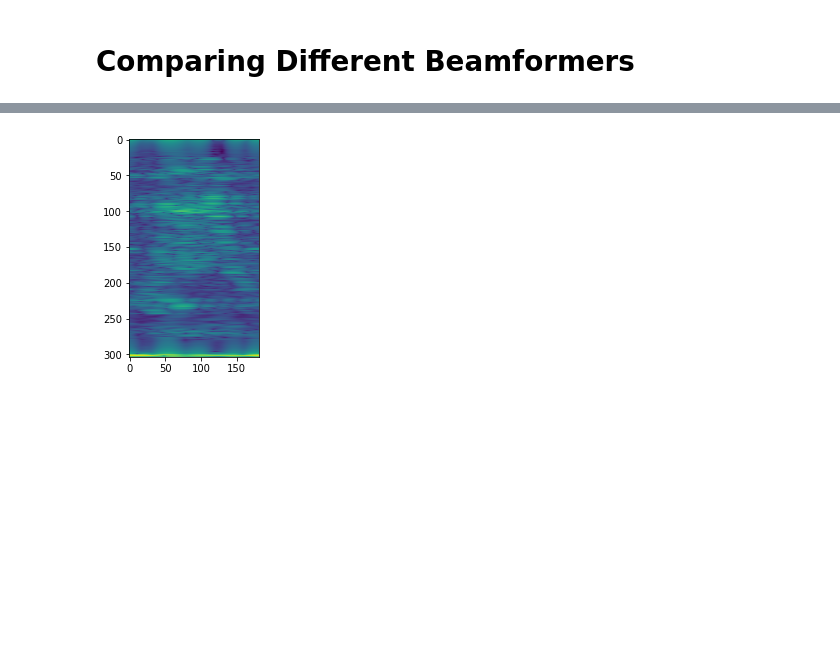
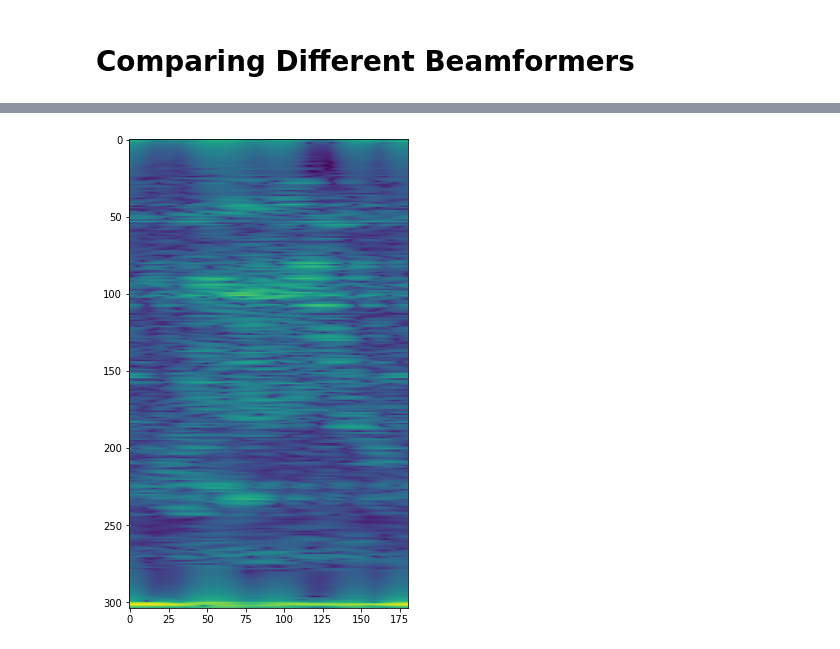
Before and after one commit to moodoki/radical_sdk, a Jupyter notebook: nbs/Beamforming.ipynb, the cells around one changed output, grey strips where cells are left out. Drawn from its saved outputs; the diff is of its cells as text; code cells hidden in the pictures; blank space fills up the shorter version.

```diff
--- a/nbs/Beamforming.ipynb
+++ b/nbs/Beamforming.ipynb
@@ -43,13 +131,14 @@ Very basic, low quality beamforming.
 # %%
 #skip
 range_cube = rf.range_cube.copy()
 range_cube_padded = np.pad(range_cube, pad_width=[(0, 0), (86, 87), (0, 0)], mode='constant')
 
 azi_fft = np.fft.fftshift(np.fft.fft(range_cube_padded, axis=1), axes=1)
 azi_power = np.abs(azi_fft)**2
 beamformed_img = np.flipud(np.mean(azi_power, axis=2))
-plt.figure()
+
+plt.figure(figsize=(5, 10))
 plt.imshow(np.log(beamformed_img))
 plt.show()
 # %% [output]
-[figure, old version]
+[figure, new version]
```
Also changed, not shown: parts of 18 cells of this notebook, 1 other file.
